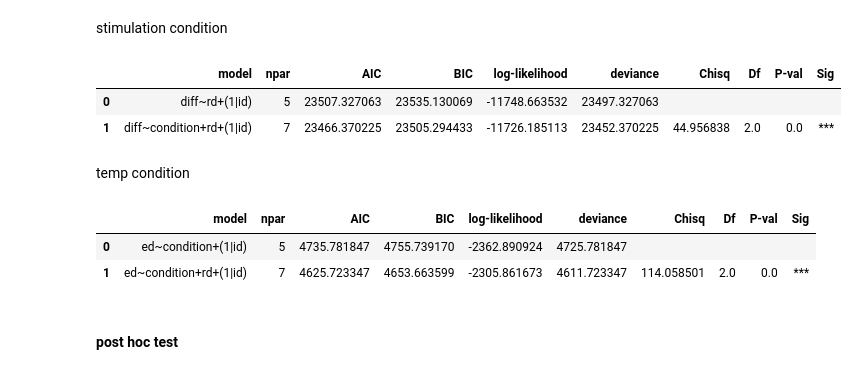
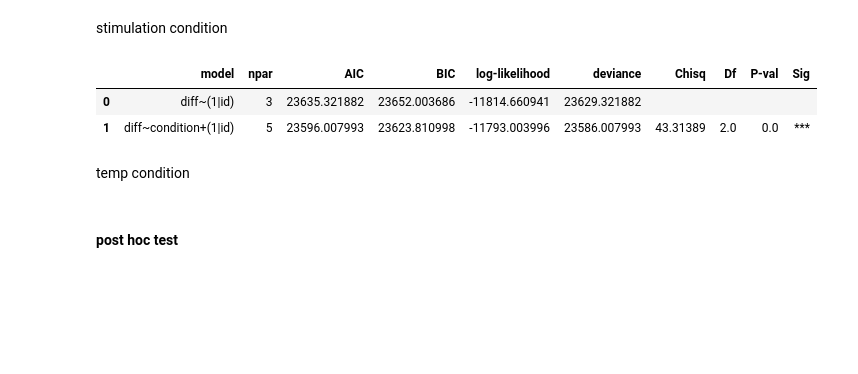
Before and after one commit to lukasgehrke/2021-fastReach, a Jupyter notebook: analyses/Leonie_tests/analysis_short.ipynb, the cells around one changed output. Saved outputs shown, nothing was run; the diff lists cells and outputs as text; code cells hidden in the pictures; blank space fills up the shorter version.

```diff
--- a/analyses/Leonie_tests/analysis_short.ipynb
+++ b/analyses/Leonie_tests/analysis_short.ipynb
@@ -145,20 +152,23 @@ hist = sns.histplot(behavior, x = 'delta_tap_ems',ax =ax, hue = 'id')
 # with stimulation condition + time condition+ rd as y
 
 behavior[['rd']] = behavior[['rd']].apply(pd.to_numeric, axis=1)
-behavior["diff"]= behavior["ed"]
+behavior[['ed']] = behavior[['ed']].apply(pd.to_numeric, axis=1)
+# diff = ed - 350 because 350 is the mean of the different time intervals; maybe add *-1  to adapt direction of the plot
+behavior["diff"]= behavior['ed']-350
 behavior[['rd']] = behavior[['rd']].astype("category")
 
 
 ####tbd - change diff to rd-ed to get positive value for understimation
 #behavior["diff"] = behavior["diff"]*-1
 
-behavior_means = behavior.groupby(['id','condition','rd'],as_index=False)['diff'].mean()
+behavior_means = behavior.groupby(['id','condition'],as_index=False)['diff'].mean()
 
-palette = ['#365c8d','#E5E4E2','#899499','#4ac16d', '#277f8e','#440154']
+palette = ['#576683', '#E4f392', '#337775']
+
 cats= ['baseline','ems_random','ems_bci']
-ylabel = 'ed-rd'
+ylabel = '350-ed'
 xlabel = 'condition'
-title = 'condition + rd'
+title = 'temporal_binding'
 data = behavior
 data_means = behavior_means
 y = 'diff'
@@ -329,6 +301,9 @@ Name: delta_tap_ems, Length: 1922, dtype: float64
 # %% [markdown]
 #### built models
 # %%
-full_model2 = Lmer('diff ~ condition + rd + delta_tap_ems + (1|id)', data = behavior)
-full_model2.fit(REML = False, summarize=False)
+# full model
+
+full_model = Lmer('diff ~ condition + (1|id)', data = behavior)
+display(full_model.fit(REML = False,factors={"condition": ["baseline", "ems_random", "ems_bci"]}))
+#full_model.plot_summary()
 # %% [output]
@@ -338,6 +310,0 @@ full_model2.fit(REML = False, summarize=False)
-# %%
-# full model
-
-full_model = Lmer('diff ~ condition + rd + (1|id)', data = behavior)
-display(full_model.fit(REML = False,factors={"condition": ["baseline", "ems_random", "ems_bci"], "rd": ["200", "350", "500"]}))
-#full_model.plot_summary()
@@ -379,12 +314,8 @@ pymer4.stats.lrt([full_model,full_model2])
 # %%
 
 # null model without stimulation condition
-null_model_stim = Lmer('diff ~ rd + (1|id)', data = behavior)
-null_model_stim.fit(REML = False, summarize=False)
-
-# null model without temp condition
-null_model_temp = Lmer('diff~ condition + (1|id)', data = behavior)
-null_model_temp.fit(REML = False, summarize=False)
+null_model = Lmer('diff ~ (1|id)', data = behavior)
+null_model.fit(REML = False, summarize=False)
 # %% [output]
 **NOTE**: Column for 'residuals' not created in model.data, but saved in model.resid only. This is because you have rows with NaNs in your data.
 
@@ -397,19 +325,13 @@ null_model_temp.fit(REML = False, summarize=False)
 # %% [markdown]
 stimulation condition
 # %%
-pymer4.stats.lrt([null_model_stim,full_model])
+pymer4.stats.lrt([null_model,full_model])
 # %% [output]
 |  | model | npar | AIC | BIC | log-likelihood | deviance | Chisq | Df | P-val | Sig |
-| 0 | diff~rd+(1|id) | 5 | 23507.327063 | 23535.130069 | -11748.663532 | 23497.327063 |  |  |  |  |
-| 1 | diff~condition+rd+(1|id) | 7 | 23466.370225 | 23505.294433 | -11726.185113 | 23452.370225 | 44.956838 | 2.0 | 0.0 | *** |
+| 0 | diff~(1|id) | 3 | 23635.321882 | 23652.003686 | -11814.660941 | 23629.321882 |  |  |  |  |
+| 1 | diff~condition+(1|id) | 5 | 23596.007993 | 23623.810998 | -11793.003996 | 23586.007993 | 43.31389 | 2.0 | 0.0 | *** |
 # %% [markdown]
 temp condition
-# %%
-pymer4.stats.lrt([null_model_temp,full_model])
-# %% [output]
-|  | model | npar | AIC | BIC | log-likelihood | deviance | Chisq | Df | P-val | Sig |
-| 0 | ed~condition+(1|id) | 5 | 4735.781847 | 4755.739170 | -2362.890924 | 4725.781847 |  |  |  |  |
-| 1 | ed~condition+rd+(1|id) | 7 | 4625.723347 | 4653.663599 | -2305.861673 | 4611.723347 | 114.058501 | 2.0 | 0.0 | *** |
 # %% [markdown]
 #### post hoc test
 # %% [markdown]
```
Also changed, not shown: parts of 27 cells of this notebook, 35 other files.
